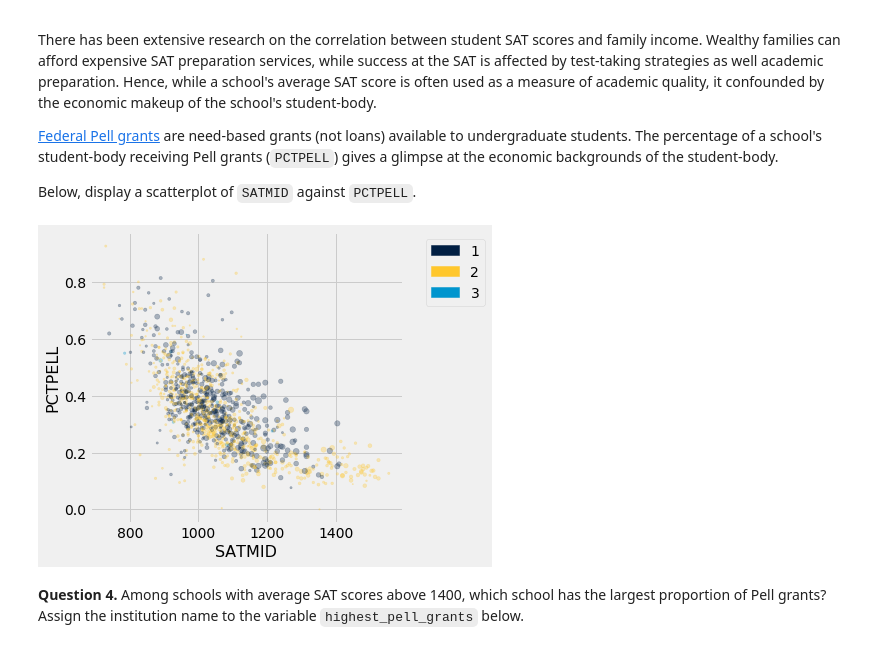
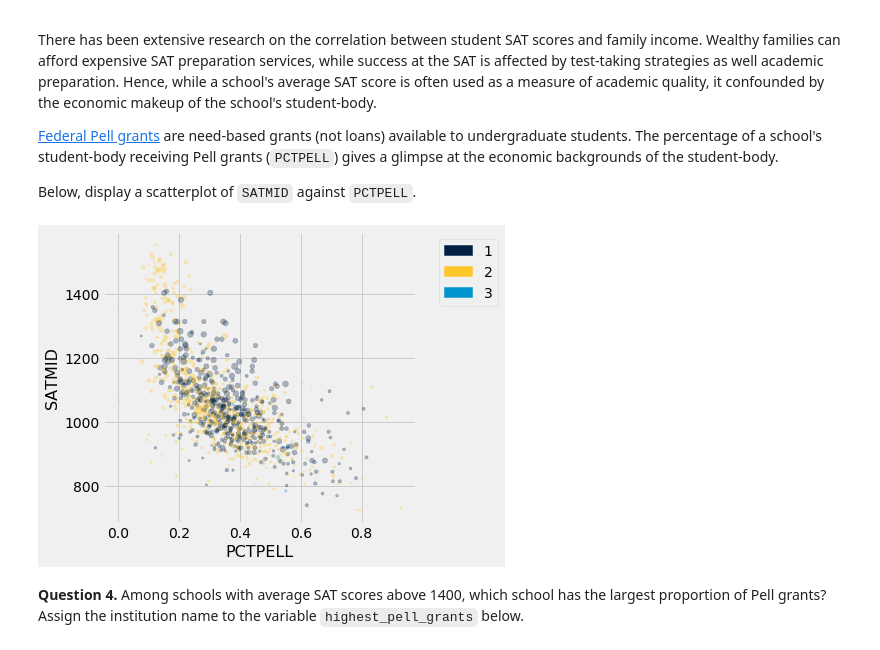
Before and after one commit to ucsd-ets/dsc10-fa18, a Jupyter notebook: Projects/project_college_scorecard/project01_soln.ipynb, the cells around one changed output. Cells and saved outputs as stored; diff of their text form; code cells hidden in the pictures.

```diff
--- a/Projects/project_college_scorecard/project01_soln.ipynb
+++ b/Projects/project_college_scorecard/project01_soln.ipynb
@@ -845,9 +838,9 @@ There has been extensive research on the correlation between student SAT scores
 Below, display a scatterplot of `SATMID` against `PCTPELL`.
 # %%
 # scatter plot
-sat.scatter('SATMID', 'PCTPELL', colors='CONTROL', sizes='UGDS', alpha=0.3)
+sat.scatter('PCTPELL', 'SATMID', colors='CONTROL', sizes='UGDS', alpha=0.3)
 # %% [output]
-[figure, old version]
+[figure, new version]
 # %% [markdown]
 **Question 4.** Among schools with average SAT scores above 1400, which school has the largest proportion of Pell grants? Assign the institution name to the variable `highest_pell_grants` below.
 # %%
```
Also changed, not shown: parts of 9 cells of this notebook.
